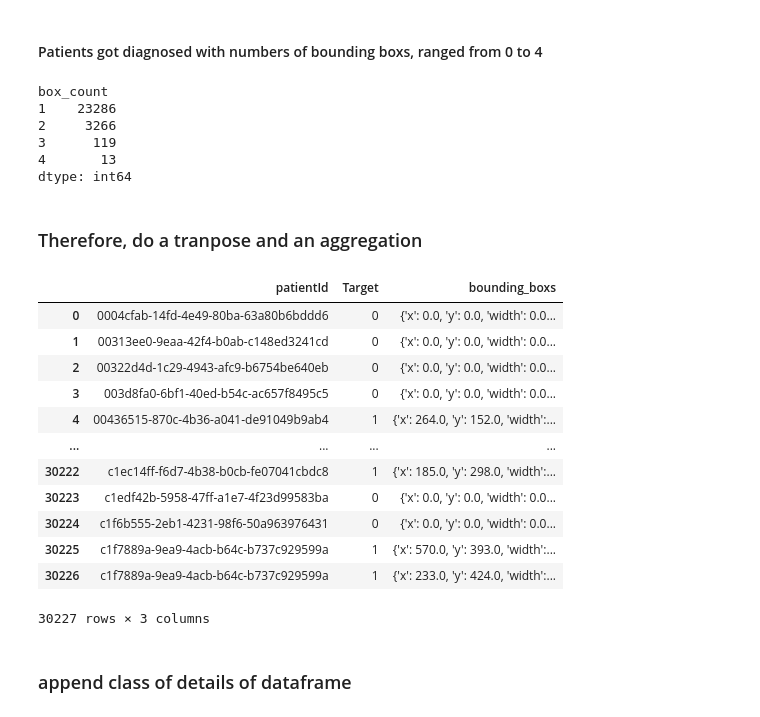
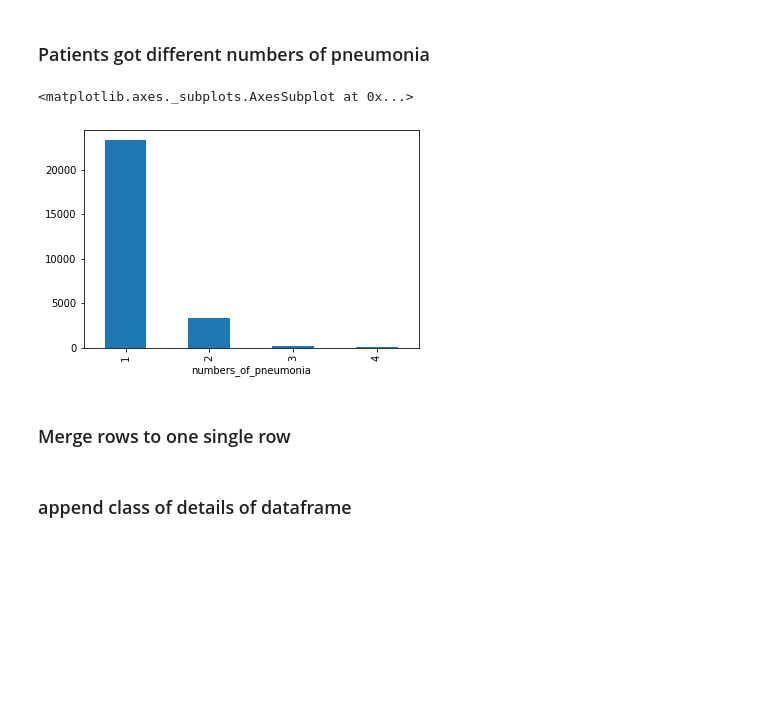
Before and after one commit to cubricmms/ProjectPneumonia, a Jupyter notebook: pneumonia.ipynb, the cells around one changed output. Cells and saved outputs as stored; diff of their text form; code cells hidden in the pictures; blank space fills up the shorter version.

Commit message:
add tags on matplot display

```diff
--- a/pneumonia.ipynb
+++ b/pneumonia.ipynb
@@ -19,3 +38,3 @@ stage_2_sample_submission.csv       stage_2_train_labels.csv
 # %%
-df_detail = pandas.read_csv(os.path.join(dir_dicom, 'stage_2_detailed_class_info.csv'))
-df_detail
+df = pd.read_csv(os.path.join(dir_dicom, 'stage_2_train_labels.csv')).fillna(0)
+df_detail = pd.read_csv(os.path.join(dir_dicom, 'stage_2_detailed_class_info.csv'))
@@ -55,32 +87,14 @@ df = df.fillna(0)
 # %% [markdown]
-#### Patients got diagnosed with numbers of bounding boxs, ranged from 0 to 4
+### Patients got different numbers of pneumonia
 # %%
-df.groupby("patientId").size().reset_index(name="box_count").groupby("box_count").size()
+df.groupby("patientId").size().reset_index(name="numbers_of_pneumonia").groupby("numbers_of_pneumonia").size().plot.bar()
 # %% [output]
-box_count
-1    23286
-2     3266
-3      119
-4       13
-dtype: int64
+<matplotlib.axes._subplots.AxesSubplot at 0x...>
+[figure, added]
-# %% [markdown]
-### Therefore, do a tranpose and an aggregation
+# %% [markdown]
+### Merge rows to one single row
 # %%
 columns = ['x', 'y', 'width', 'height']
 df['bounding_boxs'] = df[columns].to_dict(orient='record')
 df = df.drop(columns=columns)
-df
+df = df.groupby(["patientId", "Target"])["bounding_boxs"].apply(lambda df: df.reset_index(drop=True)).unstack().reset_index()
-# %% [output]
-|  | patientId | Target | bounding_boxs |
-| 0 | 0004cfab-14fd-4e49-80ba-63a80b6bddd6 | 0 | {'x': 0.0, 'y': 0.0, 'width': 0.0... |
-| 1 | 00313ee0-9eaa-42f4-b0ab-c148ed3241cd | 0 | {'x': 0.0, 'y': 0.0, 'width': 0.0... |
-| 2 | 00322d4d-1c29-4943-afc9-b6754be640eb | 0 | {'x': 0.0, 'y': 0.0, 'width': 0.0... |
-| 3 | 003d8fa0-6bf1-40ed-b54c-ac657f8495c5 | 0 | {'x': 0.0, 'y': 0.0, 'width': 0.0... |
-| 4 | 00436515-870c-4b36-a041-de91049b9ab4 | 1 | {'x': 264.0, 'y': 152.0, 'width':... |
-| ... | ... | ... | ... |
-| 30222 | c1ec14ff-f6d7-4b38-b0cb-fe07041cbdc8 | 1 | {'x': 185.0, 'y': 298.0, 'width':... |
-| 30223 | c1edf42b-5958-47ff-a1e7-4f23d99583ba | 0 | {'x': 0.0, 'y': 0.0, 'width': 0.0... |
-| 30224 | c1f6b555-2eb1-4231-98f6-50a963976431 | 0 | {'x': 0.0, 'y': 0.0, 'width': 0.0... |
-| 30225 | c1f7889a-9ea9-4acb-b64c-b737c929599a | 1 | {'x': 570.0, 'y': 393.0, 'width':... |
-| 30226 | c1f7889a-9ea9-4acb-b64c-b737c929599a | 1 | {'x': 233.0, 'y': 424.0, 'width':... |
-30227 rows × 3 columns
```
Also changed, not shown: parts of 23 cells of this notebook.
